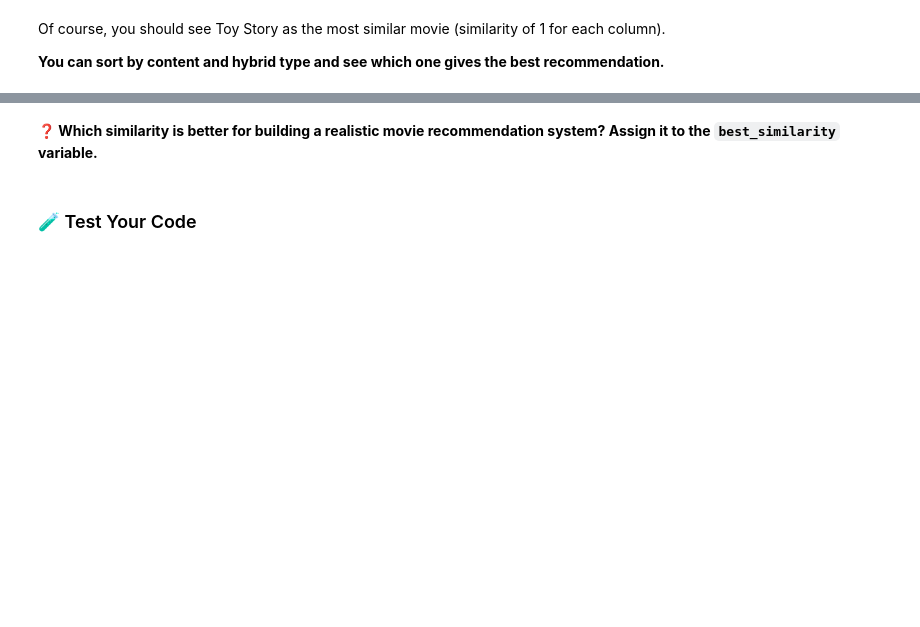
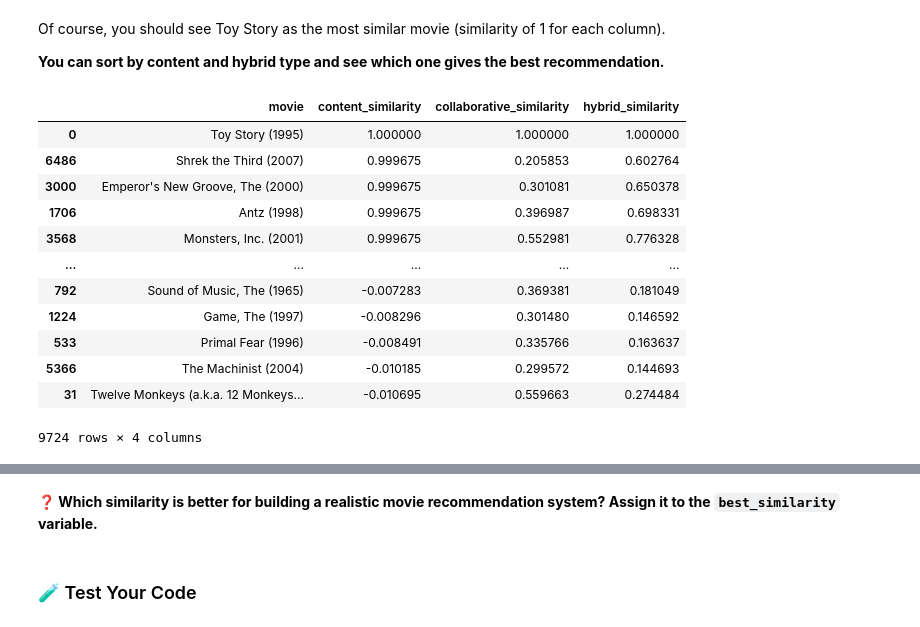
Before and after one commit to itsyeren/data-movie-recommendation, a Jupyter notebook: recommender-system.ipynb, the cells around one changed output, grey strips where cells are left out. Cells and saved outputs as stored; diff of their text form; code cells hidden in the pictures; blank space fills up the shorter version.

```diff
--- a/recommender-system.ipynb
+++ b/recommender-system.ipynb
@@ -423,0 +468,16 @@ __You can sort by content and hybrid type and see which one gives the best recom
+# %%
+similarity_df.sort_values(by='content_similarity', ascending=False)
+# %% [output]
+|  | movie | content_similarity | collaborative_similarity | hybrid_similarity |
+| 0 | Toy Story (1995) | 1.000000 | 1.000000 | 1.000000 |
+| 6486 | Shrek the Third (2007) | 0.999675 | 0.205853 | 0.602764 |
+| 3000 | Emperor's New Groove, The (2000) | 0.999675 | 0.301081 | 0.650378 |
+| 1706 | Antz (1998) | 0.999675 | 0.396987 | 0.698331 |
+| 3568 | Monsters, Inc. (2001) | 0.999675 | 0.552981 | 0.776328 |
+| ... | ... | ... | ... | ... |
+| 792 | Sound of Music, The (1965) | -0.007283 | 0.369381 | 0.181049 |
+| 1224 | Game, The (1997) | -0.008296 | 0.301480 | 0.146592 |
+| 533 | Primal Fear (1996) | -0.008491 | 0.335766 | 0.163637 |
+| 5366 | The Machinist (2004) | -0.010185 | 0.299572 | 0.144693 |
+| 31 | Twelve Monkeys (a.k.a. 12 Monkeys... | -0.010695 | 0.559663 | 0.274484 |
+9724 rows × 4 columns
```
Also changed, not shown: parts of 12 cells of this notebook, 1 other file.
